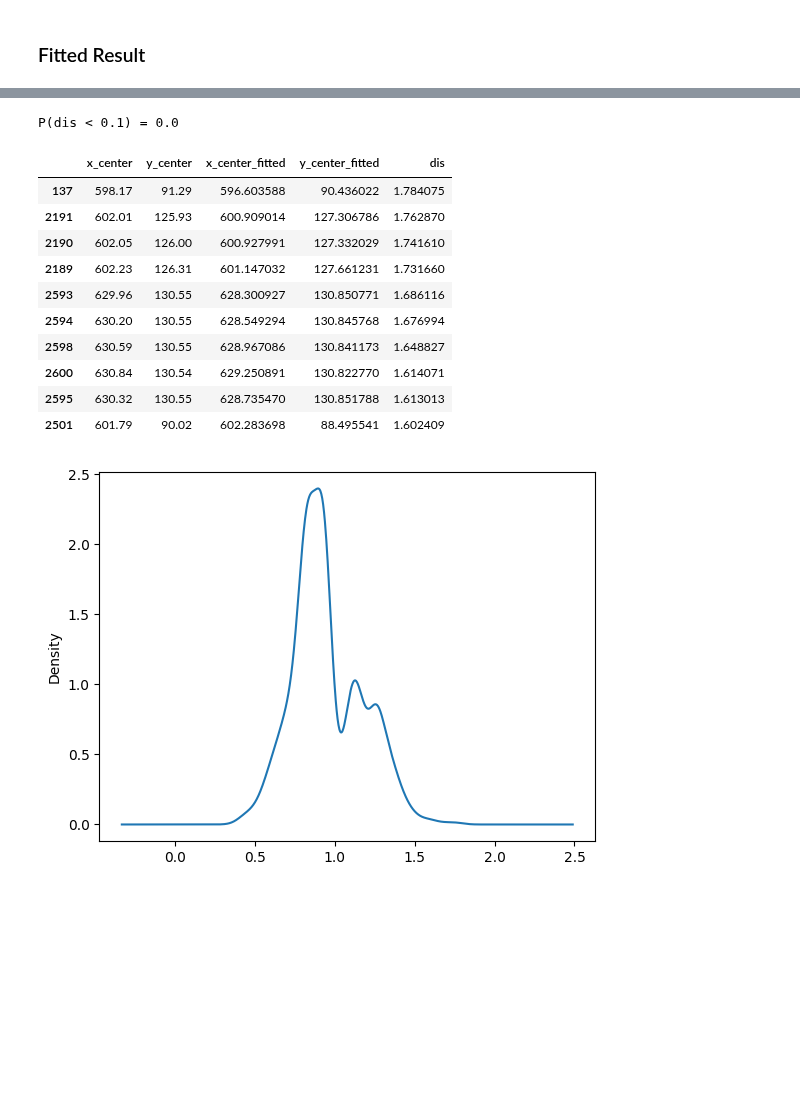
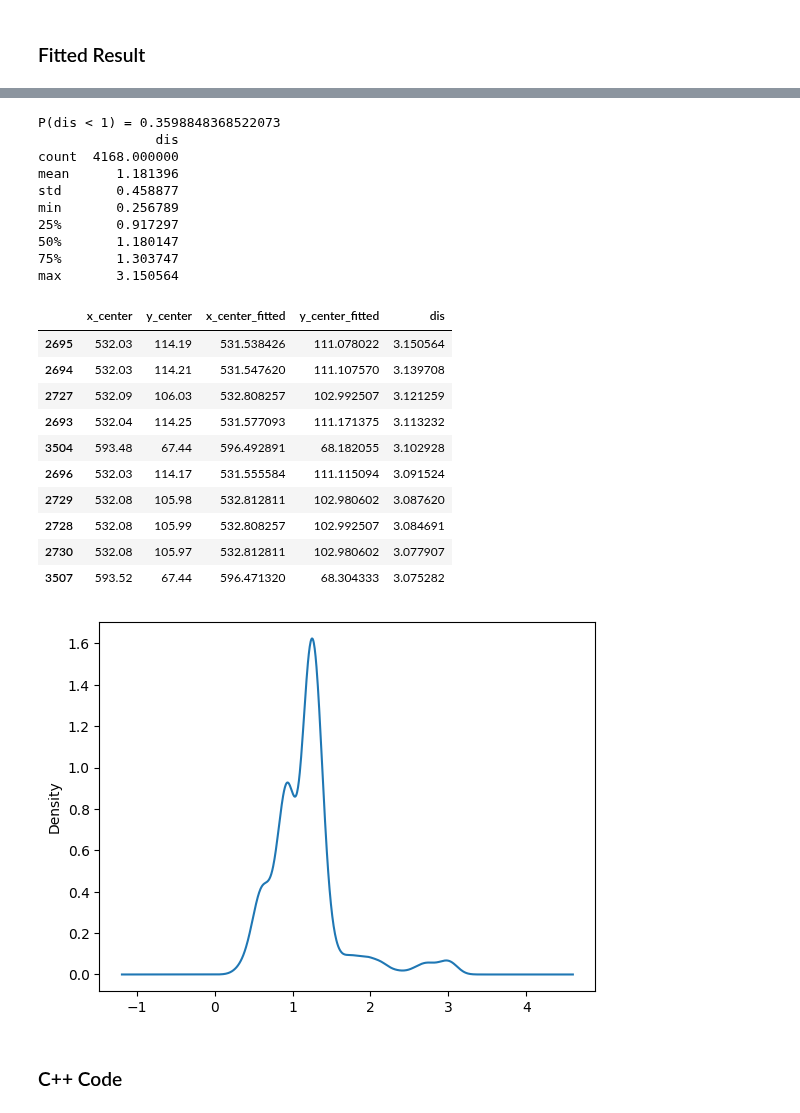
Before and after one commit to PeterAlbus/agv_parameter_visualization, a Jupyter notebook: coordinate_transform.ipynb, the cells around one changed output, grey strips where cells are left out. Cells and saved outputs as stored; diff of their text form; code cells hidden in the pictures; blank space fills up the shorter version.

```diff
--- a/coordinate_transform.ipynb
+++ b/coordinate_transform.ipynb
@@ -26,13 +26,14 @@ lla_labels = ["gps_latitude", "gps_longitude", "gps_altitude"]
 # lla_labels = [label[:7] + "_integrated" for label in lla_labels]
 
 csv_paths = [
-    "../local/log/1128/车头x正向/tracking_control_node.csv",
-    "../local/log/1128/手动行驶1/tracking_control_node.csv",
-    "../local/log/1127/asc_1226/手动采集融合定位/tracking_control_node.csv",
-    "../local/log/1127/asc_1226/1127-恒温区直行/tracking_control_node.csv",
-    "../local/log/1127/asc_1226/1127-恒温区转弯1/tracking_control_node.csv",
-    "../local/log/1127/asc_1226/1127-恒温区转弯4/tracking_control_node.csv",
-    "../local/log/1126/asc_log/tracking_control_node.csv",
+    # "../local/log/1128/车头x正向/tracking_control_node.csv",
+    # "../local/log/1128/手动行驶1/tracking_control_node.csv",
+    # "../local/log/1127/asc_1226/手动采集融合定位/tracking_control_node.csv",
+    # "../local/log/1127/asc_1226/1127-恒温区直行/tracking_control_node.csv",
+    # "../local/log/1127/asc_1226/1127-恒温区转弯1/tracking_control_node.csv",
+    # "../local/log/1127/asc_1226/1127-恒温区转弯4/tracking_control_node.csv",
+    # "../local/log/1126/asc_log/tracking_control_node.csv",
+    "../local/log/1128/手动行驶全场/tracking_control_node.csv",
 ]
 
 df_log = pd.concat([
@@ -62,6 +63,7 @@ df_src = df_src_raw.loc[
     & np.isfinite(df_src_raw[lla_labels[0]])
     & np.isfinite(df_src_raw[lla_labels[1]])
     & np.isfinite(df_src_raw[lla_labels[2]])
+    & ((df_src_raw["x_center"] >= 560) | (df_src_raw["y_center"] >= 90))
 ]
 n_src = len(df_src)
 print(f"{n_src} out of {len(df_src_raw)} samples selected")
@@ -81,8 +83,10 @@ lon_rad = np.deg2rad(lon)
 # %%
 # i_0 = 0
-i_0 = n_src // 4
-lat0_rad, lon0_rad, alt0, x0_center, y0_center, heading_0 = \
-    lat_rad[i_0], lon_rad[i_0], alt[i_0], x_center[i_0], y_center[i_0], heading[i_0]
+i_0 = n_src // 2
+# lat0_rad, lon0_rad, alt0 = \
+#     lat_rad[i_0], lon_rad[i_0], alt[i_0]
+lat0_rad, lon0_rad, alt0 = \
+    lat_rad.mean(), lon_rad.mean(), alt.mean()
 ecef_x0, ecef_y0, ecef_z0 = \
     lla_to_ecef(lon0_rad, lat0_rad, alt0)
 
@@ -373,35 +369,49 @@ Residuals =
 # %%
 df_comp = pd.DataFrame({
     "x_center": x_center,
     "y_center": y_center,
     "x_center_fitted": x_center_fitted,
     "y_center_fitted": y_center_fitted,
 })
 dis = np.sqrt(
     (x_center_fitted - x_center) ** 2 + (y_center_fitted - y_center) ** 2
 )
 df_comp["dis"] = dis
 
-print("P(dis < 0.1) =", (dis < 0.1).sum() / len(dis))
+threshold = 1
+print(f"P(dis < {threshold}) =", (dis < threshold).sum() / len(dis))
+
+print(df_comp[["dis"]].describe())
 
 df_comp["dis"].plot.density()
 
 df_comp.sort_values(by="dis", ascending=False, inplace=True)
 df_comp.head(10)
 # %% [output]
-P(dis < 0.1) = 0.0
+P(dis < 1) = 0.3598848368522073
+               dis
+count  4168.000000
+mean      1.181396
+std       0.458877
+min       0.256789
+25%       0.917297
+50%       1.180147
+75%       1.303747
+max       3.150564
 |  | x_center | y_center | x_center_fitted | y_center_fitted | dis |
-| 137 | 598.17 | 91.29 | 596.603588 | 90.436022 | 1.784075 |
-| 2191 | 602.01 | 125.93 | 600.909014 | 127.306786 | 1.762870 |
-| 2190 | 602.05 | 126.00 | 600.927991 | 127.332029 | 1.741610 |
-| 2189 | 602.23 | 126.31 | 601.147032 | 127.661231 | 1.731660 |
-| 2593 | 629.96 | 130.55 | 628.300927 | 130.850771 | 1.686116 |
-| 2594 | 630.20 | 130.55 | 628.549294 | 130.845768 | 1.676994 |
-| 2598 | 630.59 | 130.55 | 628.967086 | 130.841173 | 1.648827 |
-| 2600 | 630.84 | 130.54 | 629.250891 | 130.822770 | 1.614071 |
-| 2595 | 630.32 | 130.55 | 628.735470 | 130.851788 | 1.613013 |
-| 2501 | 601.79 | 90.02 | 602.283698 | 88.495541 | 1.602409 |
+| 2695 | 532.03 | 114.19 | 531.538426 | 111.078022 | 3.150564 |
+| 2694 | 532.03 | 114.21 | 531.547620 | 111.107570 | 3.139708 |
+| 2727 | 532.09 | 106.03 | 532.808257 | 102.992507 | 3.121259 |
+| 2693 | 532.04 | 114.25 | 531.577093 | 111.171375 | 3.113232 |
+| 3504 | 593.48 | 67.44 | 596.492891 | 68.182055 | 3.102928 |
+| 2696 | 532.03 | 114.17 | 531.555584 | 111.115094 | 3.091524 |
+| 2729 | 532.08 | 105.98 | 532.812811 | 102.980602 | 3.087620 |
+| 2728 | 532.08 | 105.99 | 532.808257 | 102.992507 | 3.084691 |
+| 2730 | 532.08 | 105.97 | 532.812811 | 102.980602 | 3.077907 |
+| 3507 | 593.52 | 67.44 | 596.471320 | 68.304333 | 3.075282 |
-[figure, old version]
+[figure, new version]
+# %% [markdown]
+### C++ Code
 # %%
 print("// 参考坐标")
 print(f"const static double ORIGIN_LAT = {np.rad2deg(lat0_rad):.12f}; // ENU 参考点纬度")
```
Also changed, not shown: parts of 9 cells of this notebook, 1 other file.
